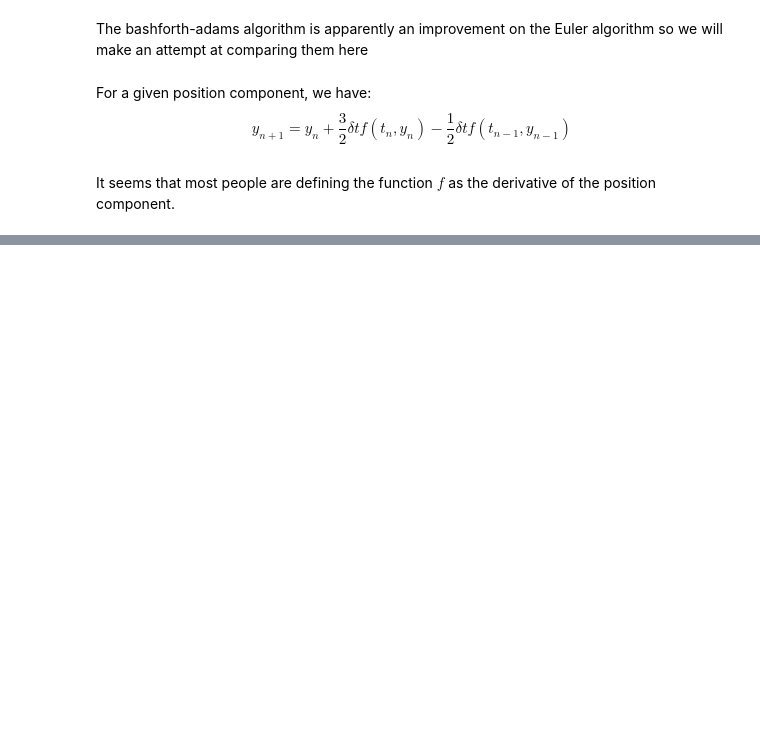
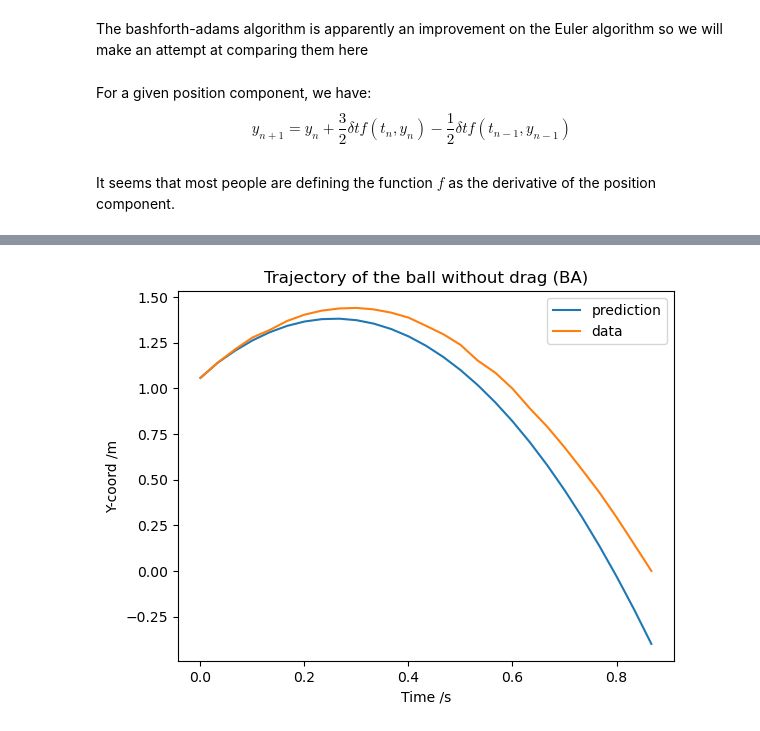
Before and after one commit to imnotartsy/PHY68, a Jupyter notebook: Car.ipynb, the cells around one changed output, grey strips where cells are left out. Drawn from its saved outputs; the diff is of its cells as text; code cells hidden in the pictures; blank space fills up the shorter version.

```diff
--- a/Car.ipynb
+++ b/Car.ipynb
@@ -240,0 +301,10 @@ position component.
+# %%
+plt.plot(t, y_ba, label="prediction")
+plt.plot(df['t'], df['y'], label = "data")
+plt.title('Trajectory of the ball without drag (BA)')
+plt.xlabel('Time /s')
+plt.ylabel('Y-coord /m')
+plt.legend()
+plt.show()
+# %% [output]
+[figure, added]
```
Also changed, not shown: parts of 18 cells of this notebook.
